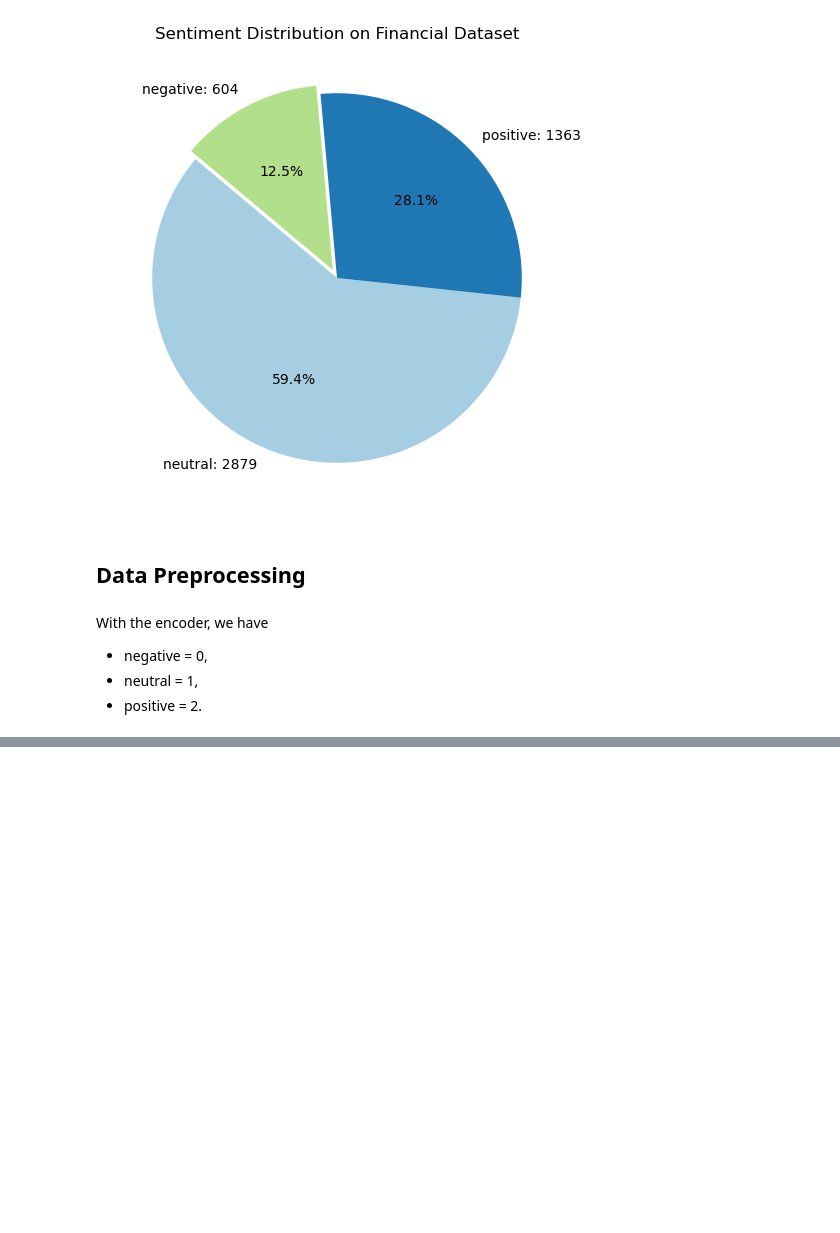
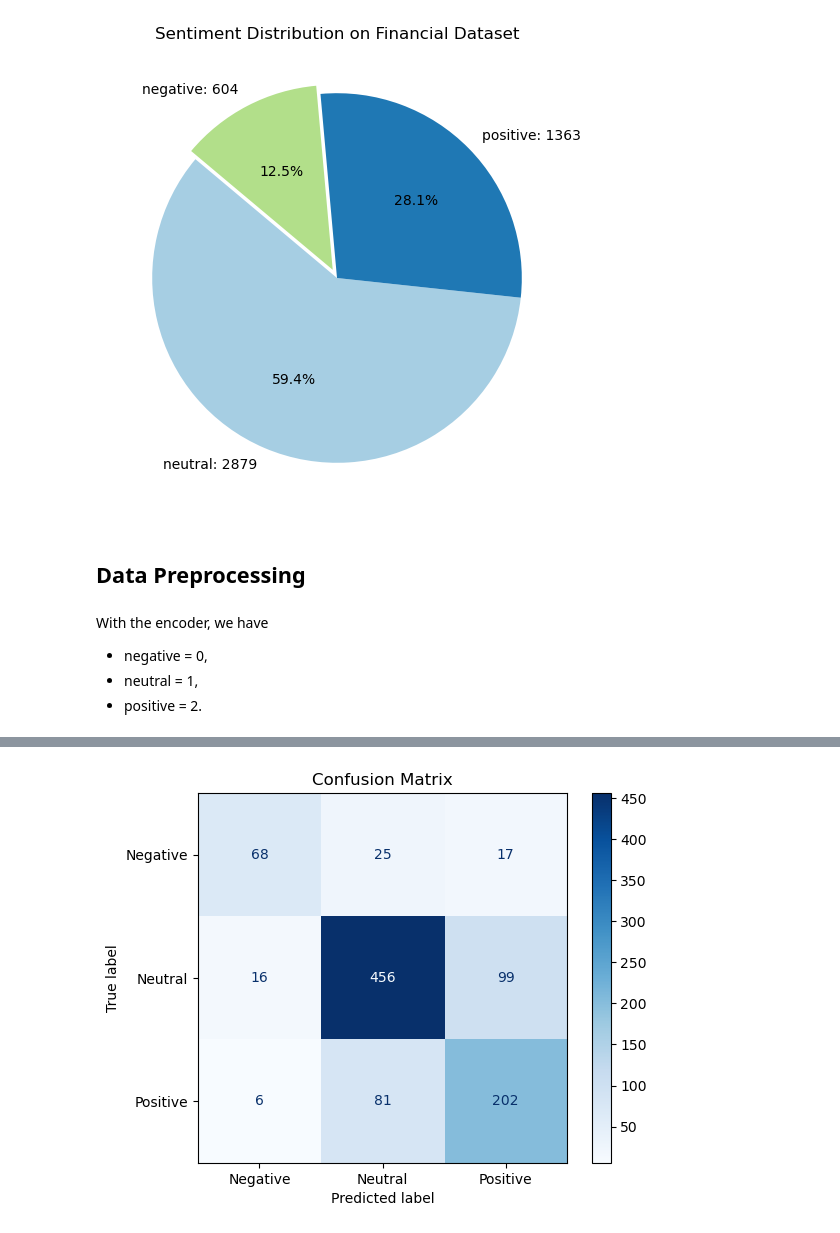
Before and after one commit to olusegunajibola/MAS-sentiment-analysis, a Jupyter notebook: sent_analysis/sentiment_analysis.ipynb, the cells around one changed output, grey strips where cells are left out. Saved outputs shown, nothing was run; the diff lists cells and outputs as text; code cells hidden in the pictures; blank space fills up the shorter version.

Commit message:
lstm model

```diff
--- a/sent_analysis/sentiment_analysis.ipynb
+++ b/sent_analysis/sentiment_analysis.ipynb
@@ -286,0 +207,16 @@ ValueError: too many values to unpack (expected 2)
+# %%
+num_epochs = 100
+
+for epoch in range(num_epochs):
+    model.train()
+    epoch_loss = 0
+
+    for texts, labels in train_loader:
+        optimizer.zero_grad()
+        predictions = model(texts)
+        loss = criterion(predictions, labels)
+        loss.backward()
+        optimizer.step()
+        epoch_loss += loss.item()
+
+    print(f'Epoch {epoch+1}/{num_epochs}, Loss: {epoch_loss/len(train_loader):.4f}')
@@ -286,0 +280,37 @@ ValueError: too many values to unpack (expected 2)
+# %%
+import torch
+from sklearn.metrics import confusion_matrix, ConfusionMatrixDisplay
+import matplotlib.pyplot as plt
+
+# Assuming you have a test DataLoader named `test_loader`
+# and the model is already trained and loaded.
+
+# 1. Set the model to evaluation mode
+model.eval()
+
+# 2. Disable gradient computation
+all_predictions = []
+all_labels = []
+
+with torch.no_grad():
+    for texts, labels in test_loader:
+        # Forward pass
+        outputs = model(texts)
+
+        # Get the predicted class
+        _, predicted = torch.max(outputs, 1)
+
+        # Collect predictions and true labels
+        all_predictions.extend(predicted.cpu().numpy())
+        all_labels.extend(labels.cpu().numpy())
+
+# 3. Generate the confusion matrix
+conf_matrix = confusion_matrix(all_labels, all_predictions)
+
+# 4. Display the confusion matrix using matplotlib
+disp = ConfusionMatrixDisplay(confusion_matrix=conf_matrix, display_labels=['Negative', 'Neutral', 'Positive'])
+disp.plot(cmap=plt.cm.Blues)
+plt.title("Confusion Matrix")
+plt.show()
+# %% [output]
+[figure, added]
```
Also changed, not shown: parts of 18 cells of this notebook.
